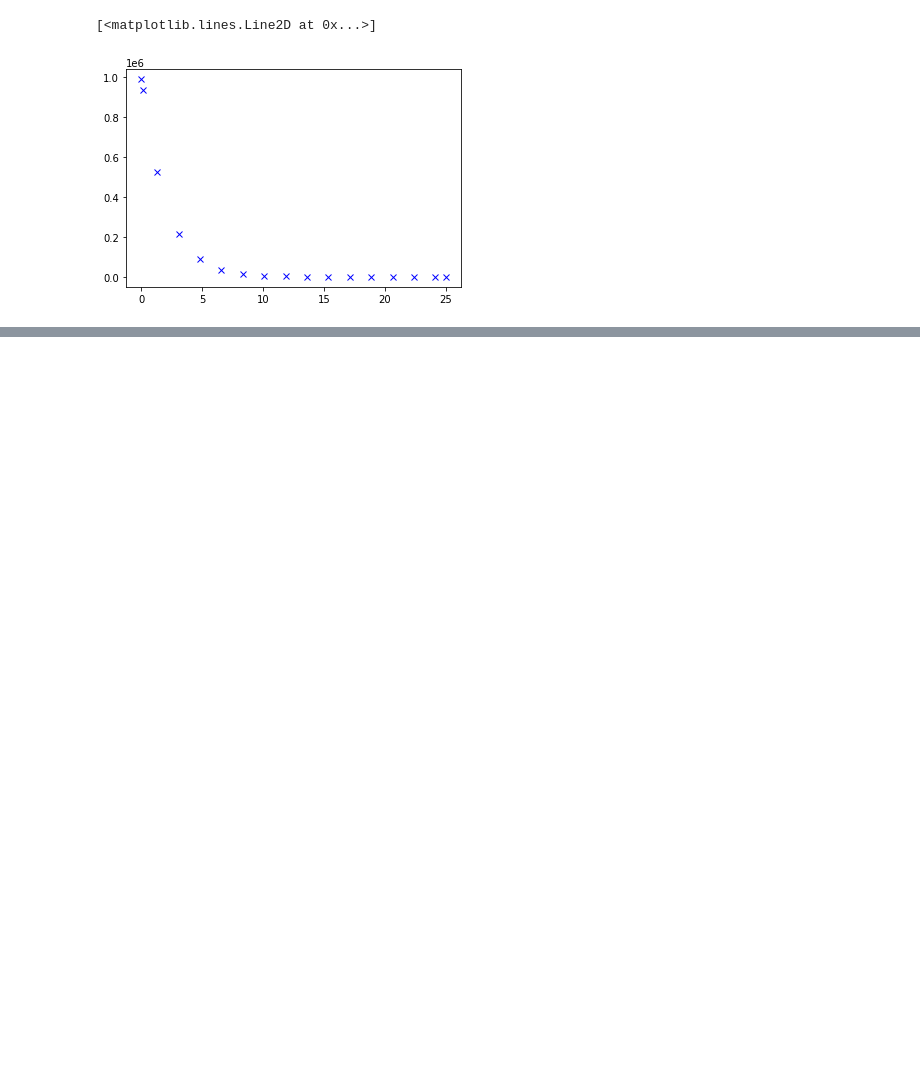
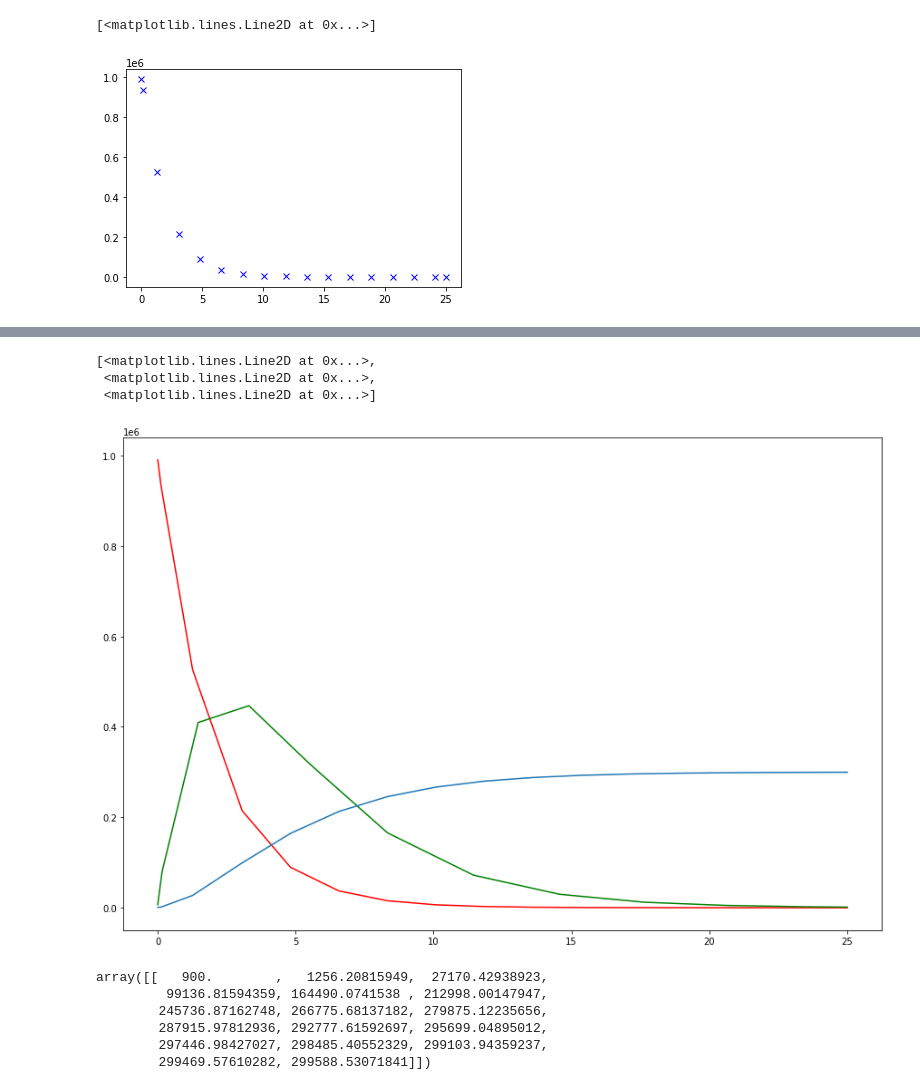
Before and after one commit to Andr-Mih/goit-python, a Jupyter notebook: Block3/Modul4/HW4_2.ipynb, the cells around one changed output, grey strips where cells are left out. Saved outputs shown, nothing was run; the diff lists cells and outputs as text; code cells hidden in the pictures; blank space fills up the shorter version.

```diff
--- a/Block3/Modul4/HW4_2.ipynb
+++ b/Block3/Modul4/HW4_2.ipynb
@@ -35,2 +34,0 @@ plt.show()
-# %%
-R = N - k(t) - z(t)
@@ -50,0 +46,17 @@ axs[2].plot(t, R[0], label = 'R')
+# %%
+plt.figure(figsize=(15,10))
+plt.plot(st, sy, 'r', it, iy, 'g', st, R[0])
+# %% [output]
+[<matplotlib.lines.Line2D at 0x...>,
+ <matplotlib.lines.Line2D at 0x...>,
+ <matplotlib.lines.Line2D at 0x...>]
+[figure, added]
+# %%
+R
+# %% [output]
+array([[   900.        ,   1256.20815949,  27170.42938923,
+         99136.81594359, 164490.0741538 , 212998.00147947,
+        245736.87162748, 266775.68137182, 279875.12235656,
+        287915.97812936, 292777.61592697, 295699.04895012,
+        297446.98427027, 298485.40552329, 299103.94359237,
+        299469.57610282, 299588.53071841]])
```
Also changed, not shown: parts of 6 cells of this notebook.
